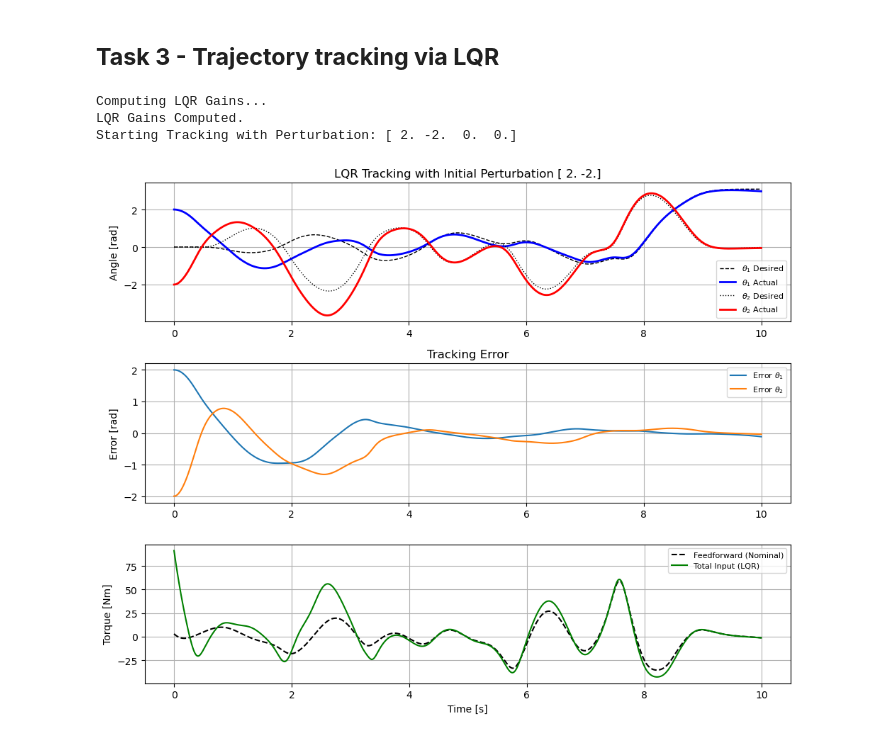
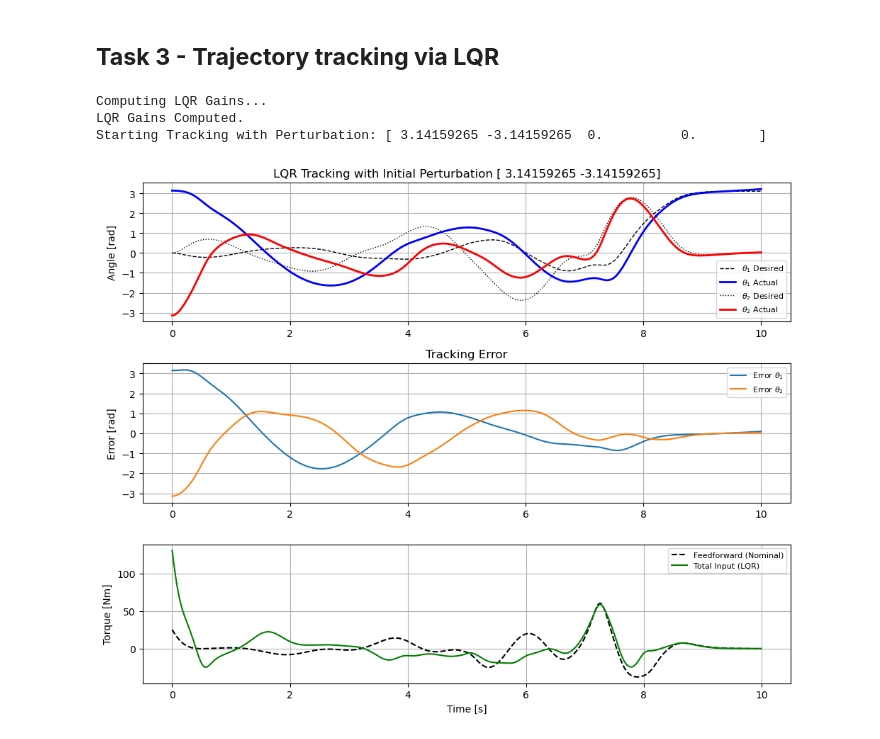
Before and after one commit to rubengilmartinez/acrobot-swingup-engine-optcon, a Jupyter notebook: notebooks/gymast_robot.ipynb, the cells around one changed output. Cells and saved outputs as stored; diff of their text form; code cells hidden in the pictures.

```diff
--- a/notebooks/gymast_robot.ipynb
+++ b/notebooks/gymast_robot.ipynb
@@ -1366,7 +1367,7 @@ class LQRTracker:
         # High Q_reg = "Stick very close to the path"
         self.Q_reg = np.diag([100.0, 100.0, 10.0, 10.0])
         self.R_reg = np.diag([0.1]) # Cheap control to allow aggressive corrections
-        self.Q_reg_final = np.diag([100.0, 100.0, 10.0, 10.0])
+        self.Q_reg_final = np.diag([5000.0, 5000.0, 1000.0, 1000.0])
 
 
 
@@ -1483,7 +1484,7 @@ tracker = LQRTracker(robot, x_opt, u_opt, solver.dt)
 tracker.compute_gains()
 
 # 3. Define a perturbation --> 2 radians in theta1 and -2 radians in theta2
-perturbation = np.array([2, -2, 0.0, 0.0])
+perturbation = np.array([np.pi, -np.pi, 0.0, 0.0])
 
 # 4. Run Simulation
 x_track, u_track = tracker.simulate_tracking(perturbation)
@@ -1501,32 +1502,32 @@ plt.plot(time, tracker.x_gen[:, 1], 'k:', linewidth=1, label=r'$\theta_2$ Desire
 plt.plot(time, x_track[:, 1], 'r-', linewidth=2, label=r'$\theta_2$ Actual')
 plt.ylabel('Angle [rad]')
 plt.title(f'LQR Tracking with Initial Perturbation {perturbation[:2]}')
 plt.legend(fontsize=8)
 plt.grid(True)
 
 # Tracking Error
 plt.subplot(3, 1, 2)
 error = x_track - tracker.x_gen
 plt.plot(time, error[:, 0], label=r'Error $\theta_1$')
 plt.plot(time, error[:, 1], label=r'Error $\theta_2$')
 plt.ylabel('Error [rad]')
 plt.title('Tracking Error')
 plt.legend(fontsize=8)
 plt.grid(True)
 
 # Input Effort
 plt.subplot(3, 1, 3)
 plt.plot(time[:-1], tracker.u_gen, 'k--', label='Feedforward (Nominal)')
 plt.plot(time[:-1], u_track, 'g-', label='Total Input (LQR)')
 plt.ylabel('Torque [Nm]')
 plt.xlabel('Time [s]')
 plt.legend(fontsize=8)
 plt.grid(True)
 
 plt.tight_layout()
 plt.show()
 # %% [output]
 Computing LQR Gains...
 LQR Gains Computed.
-Starting Tracking with Perturbation: [ 2. -2.  0.  0.]
+Starting Tracking with Perturbation: [ 3.14159265 -3.14159265  0.          0.        ]
-[figure, old version]
+[figure, new version]
```
Also changed, not shown: parts of 4 cells of this notebook, 11 other files.
